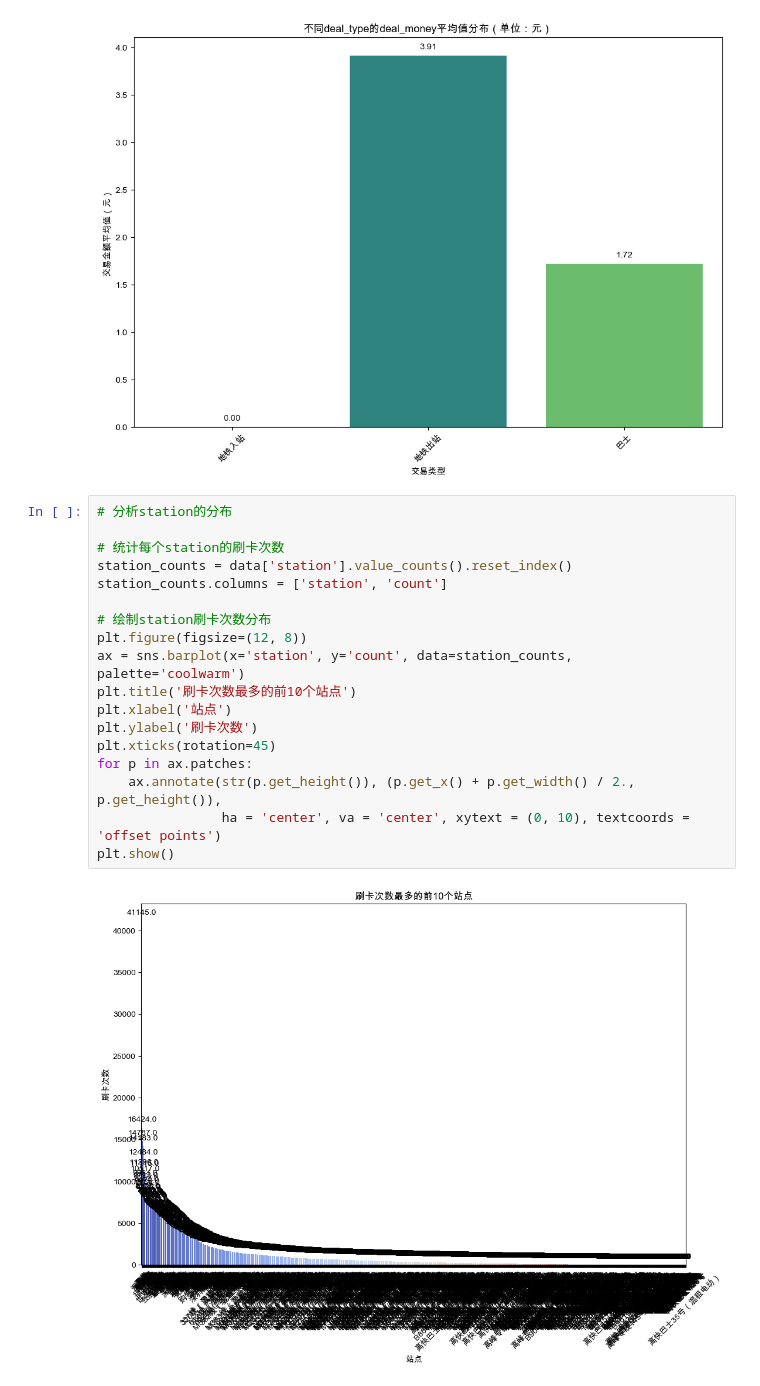
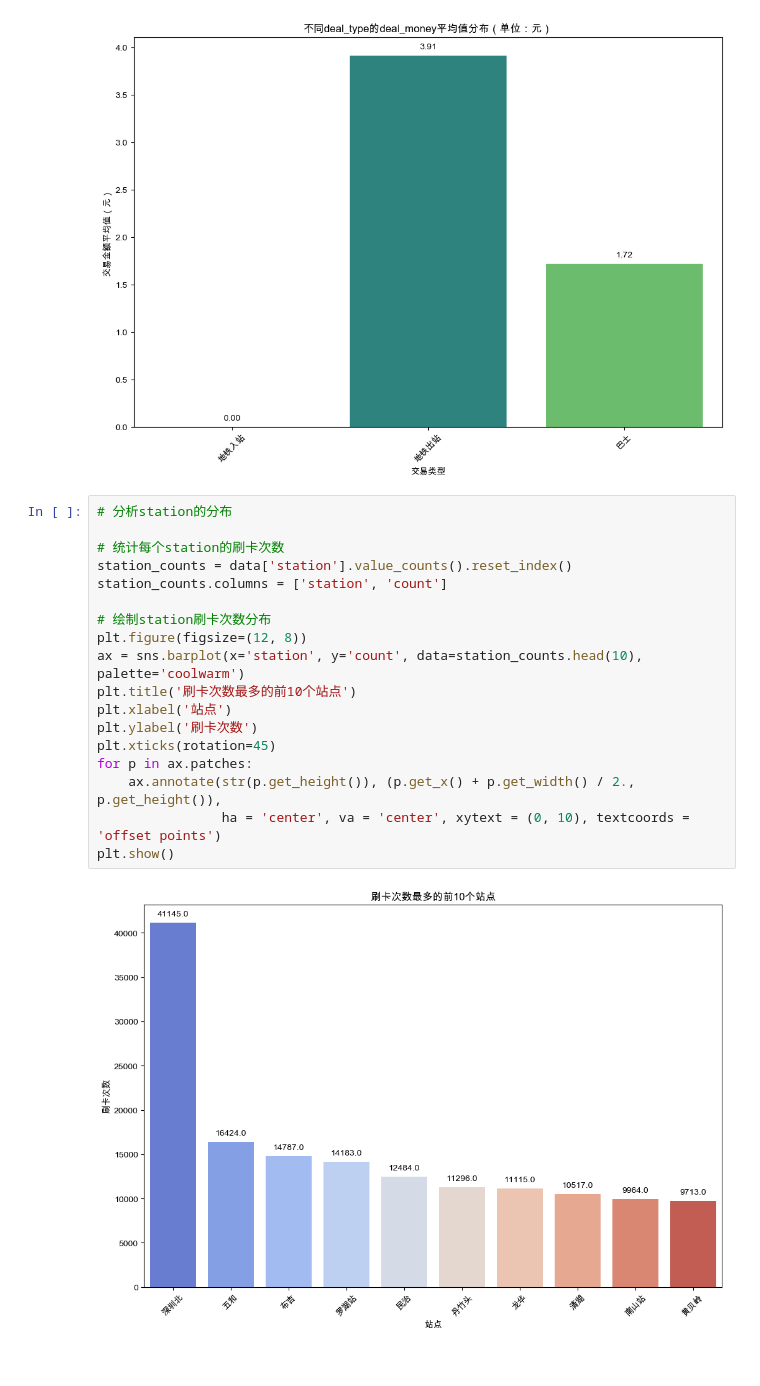
Before and after one commit to ZJsnowman/cursor_data_science, a Jupyter notebook: 深圳通刷卡数据分析/eda.ipynb, the cells around one changed output. Saved outputs shown, nothing was run; the diff lists cells and outputs as text.

```diff
--- a/深圳通刷卡数据分析/eda.ipynb
+++ b/深圳通刷卡数据分析/eda.ipynb
@@ -84,20 +84,20 @@ plt.show()
 # %%
 # 分析station的分布
 
 # 统计每个station的刷卡次数
 station_counts = data['station'].value_counts().reset_index()
 station_counts.columns = ['station', 'count']
 
 # 绘制station刷卡次数分布
 plt.figure(figsize=(12, 8))
-ax = sns.barplot(x='station', y='count', data=station_counts, palette='coolwarm')
+ax = sns.barplot(x='station', y='count', data=station_counts.head(10), palette='coolwarm')
 plt.title('刷卡次数最多的前10个站点')
 plt.xlabel('站点')
 plt.ylabel('刷卡次数')
 plt.xticks(rotation=45)
 for p in ax.patches:
     ax.annotate(str(p.get_height()), (p.get_x() + p.get_width() / 2., p.get_height()),
                 ha = 'center', va = 'center', xytext = (0, 10), textcoords = 'offset points')
 plt.show()
 # %% [output]
-[figure, old version]
+[figure, new version]
```
Also changed, not shown: parts of 1 cell of this notebook, 1 other file.
